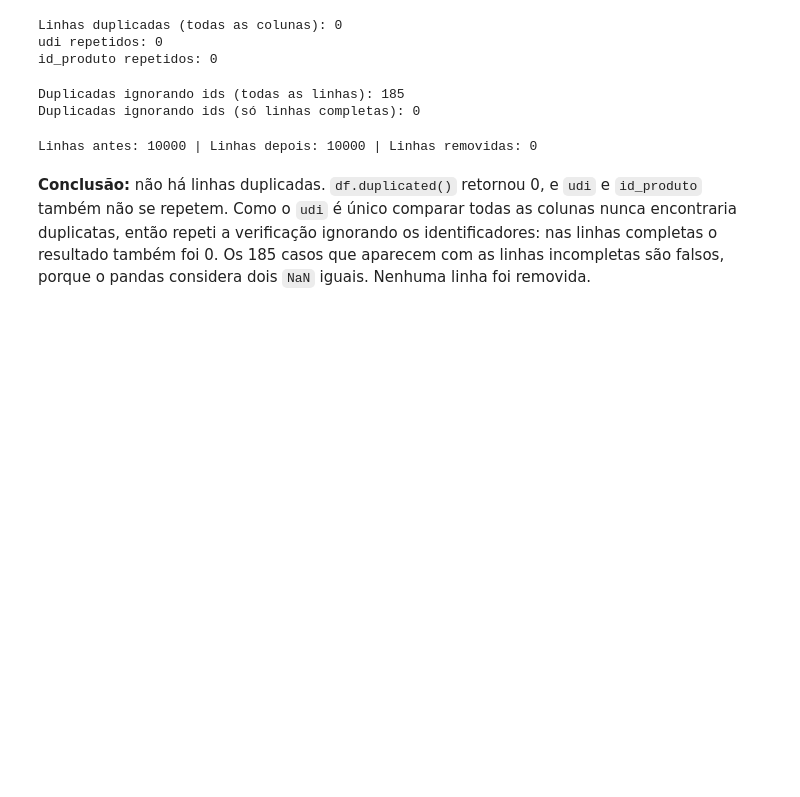
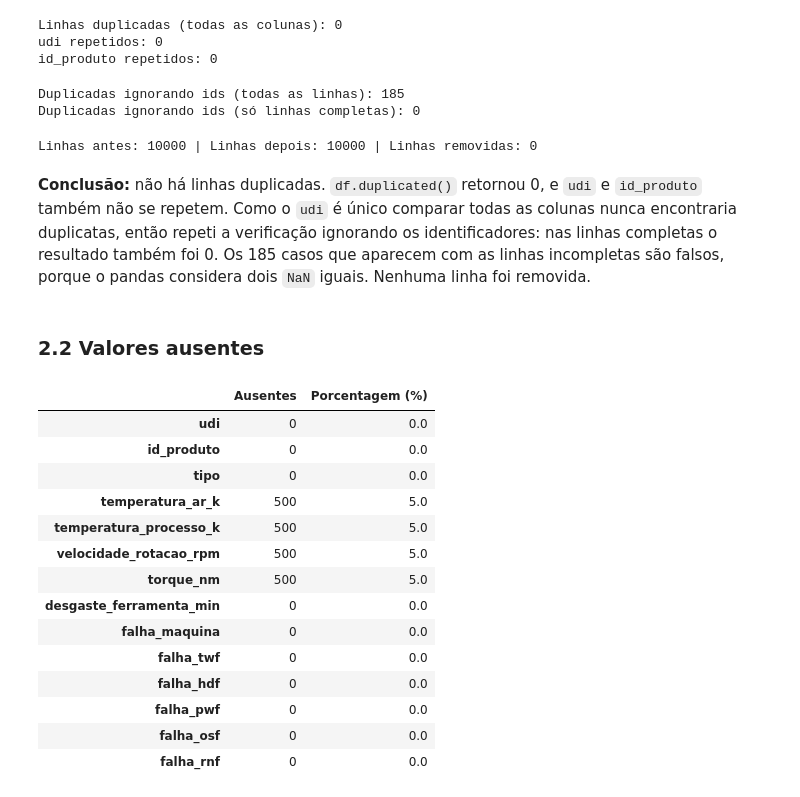
Before and after one commit to arthursphilippi-coder/manutencao-preditiva-ml, a Jupyter notebook: projeto_manutencao_preditiva.ipynb, the cells around one changed output. Saved outputs shown, nothing was run; the diff lists cells and outputs as text; code cells hidden in the pictures; blank space fills up the shorter version.

Commit message:
implementa identificacao de valores ausentes

```diff
--- a/projeto_manutencao_preditiva.ipynb
+++ b/projeto_manutencao_preditiva.ipynb
@@ -180,3 +180,29 @@ print(f"Linhas antes: {linhas_antes} | Linhas depois: {len(df)} | Linhas removid
 Linhas antes: 10000 | Linhas depois: 10000 | Linhas removidas: 0
 # %% [markdown]
 **Conclusão:** não há linhas duplicadas. `df.duplicated()` retornou 0, e `udi` e `id_produto` também não se repetem. Como o `udi` é único comparar todas as colunas nunca encontraria duplicatas, então repeti a verificação ignorando os identificadores: nas linhas completas o resultado também foi 0. Os 185 casos que aparecem com as linhas incompletas são falsos, porque o pandas considera dois `NaN` iguais. Nenhuma linha foi removida.
+# %% [markdown]
+### 2.2 Valores ausentes
+# %%
+colunas_sensores = ['temperatura_ar_k', 'temperatura_processo_k', 'velocidade_rotacao_rpm', 'torque_nm']
+
+#Quantidade e procentagem de ausentes em todas as colunas
+pd.DataFrame({
+    "Ausentes": df.isnull().sum(),
+    "Porcentagem (%)": (df.isnull().mean() * 100).round(2)
+})
+# %% [output]
+|  | Ausentes | Porcentagem (%) |
+| udi | 0 | 0.0 |
+| id_produto | 0 | 0.0 |
+| tipo | 0 | 0.0 |
+| temperatura_ar_k | 500 | 5.0 |
+| temperatura_processo_k | 500 | 5.0 |
+| velocidade_rotacao_rpm | 500 | 5.0 |
+| torque_nm | 500 | 5.0 |
+| desgaste_ferramenta_min | 0 | 0.0 |
+| falha_maquina | 0 | 0.0 |
+| falha_twf | 0 | 0.0 |
+| falha_hdf | 0 | 0.0 |
+| falha_pwf | 0 | 0.0 |
+| falha_osf | 0 | 0.0 |
+| falha_rnf | 0 | 0.0 |
```
Also changed, not shown: parts of 2 cells of this notebook.
